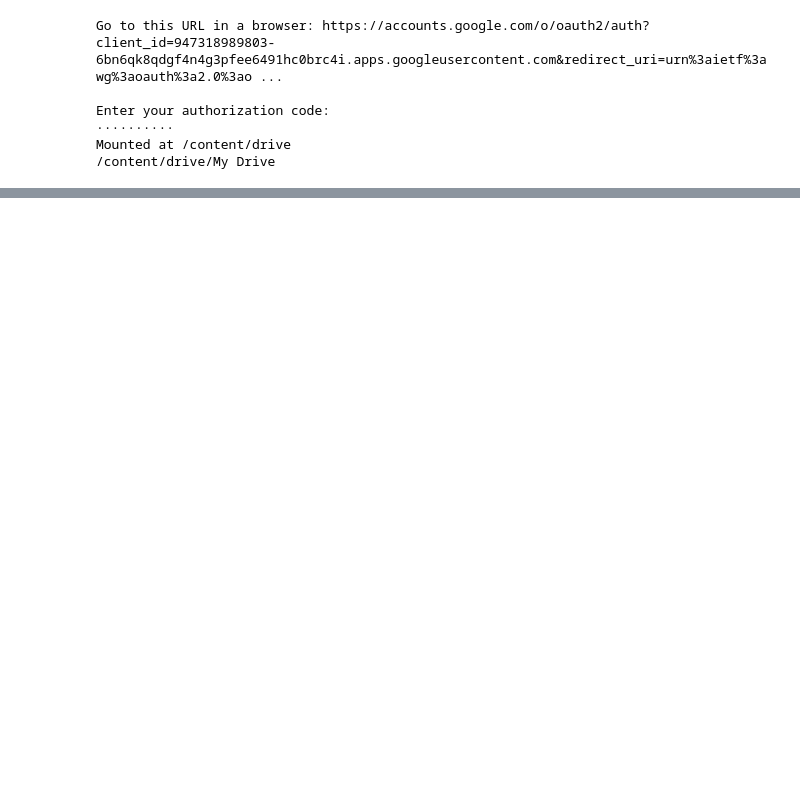
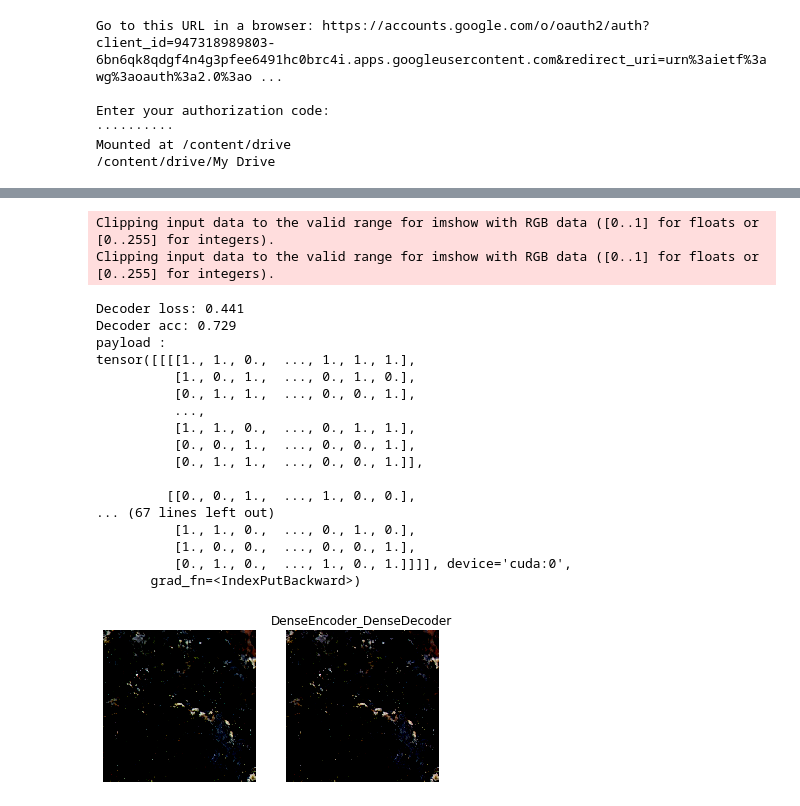
Before and after one commit to garg-akash/Steganography_GANs, a Jupyter notebook: S_GAN.ipynb, the cells around one changed output, grey strips where cells are left out. Drawn from its saved outputs; the diff is of its cells as text; code cells hidden in the pictures; blank space fills up the shorter version.

```diff
--- a/S_GAN.ipynb
+++ b/S_GAN.ipynb
@@ -443,7 +451,7 @@ def plot(name, train_epoch, values, path, save):
         get_fig.savefig('%s/%s_%.3f_%d_%s.png' %
                         (path, name, train_epoch, values[-1], now.strftime("%Y-%m-%d_%H:%M:%S")))
 # %%
-def test(encoder,decoder, cover, payload):
+def test(encoder,decoder,data_depth,train_epoch,cover,payload):
   %matplotlib inline
   generated = encoder.forward(cover, payload)
   decoded = decoder.forward(generated)
@@ -453,6 +461,7 @@ def test(encoder,decoder, cover, payload):
   print("Decoder loss: %.3f"% decoder_loss.item())
   print("Decoder acc: %.3f"% decoder_acc.item())
   f, ax = plt.subplots(1, 2)
+  plt.title("%s_%s"%(encoder.name,decoder.name))
   cover=np.transpose(np.squeeze(cover.cpu()), (1, 2, 0))
   ax[0].imshow(cover)
   ax[0].axis('off')
@@ -466,8 +475,10 @@ def test(encoder,decoder, cover, payload):
   decoded[decoded<0]=0
   decoded[decoded>0]=1
   print(decoded)
-  #get_fig.savefig('results/samples/%s_%.3f_%d_%s.png' %
-              #(encoder.name, train_epoch, values[-1], now.strftime("%Y-%m-%d_%H:%M:%S")))
+  now = datetime.datetime.now()
+
+  plt.savefig('results/samples/%s_%s_%d_%.3f_%d_%s.png' %
+              (encoder.name,decoder.name, data_depth,decoder_acc, train_epoch, now.strftime("%Y-%m-%d_%H:%M:%S")))
 # %%
 def save_model(encoder,decoder,critic,en_de_optimizer,cr_optimizer,metrics,ep):
     now = datetime.datetime.now()
@@ -669,6 +677,27 @@ Epoch 1
 # %%
 cover, _ = next(iter(valid_set))
 _, H, W = cover.size()
 cover = cover[None].to(device)
 payload = torch.zeros((1, data_depth, H, W),device=device).random_(0, 2)
-test(encoder,decoder,cover,payload)
+test(encoder,decoder,data_depth,epochs,cover,payload)
+# %% [output]
+Clipping input data to the valid range for imshow with RGB data ([0..1] for floats or [0..255] for integers).
+Clipping input data to the valid range for imshow with RGB data ([0..1] for floats or [0..255] for integers).
+Decoder loss: 0.441
+Decoder acc: 0.729
+payload :
+tensor([[[[1., 1., 0.,  ..., 1., 1., 1.],
+          [1., 0., 1.,  ..., 0., 1., 0.],
+          [0., 1., 1.,  ..., 0., 0., 1.],
+          ...,
+          [1., 1., 0.,  ..., 0., 1., 1.],
+          [0., 0., 1.,  ..., 0., 0., 1.],
+          [0., 1., 1.,  ..., 0., 0., 1.]],
+
+         [[0., 0., 1.,  ..., 1., 0., 0.],
+... (67 lines left out)
+          [1., 1., 0.,  ..., 0., 1., 0.],
+          [1., 0., 0.,  ..., 0., 0., 1.],
+          [0., 1., 0.,  ..., 1., 0., 1.]]]], device='cuda:0',
+       grad_fn=<IndexPutBackward>)
+[figure, added]
```
Also changed, not shown: parts of 3 cells of this notebook.
